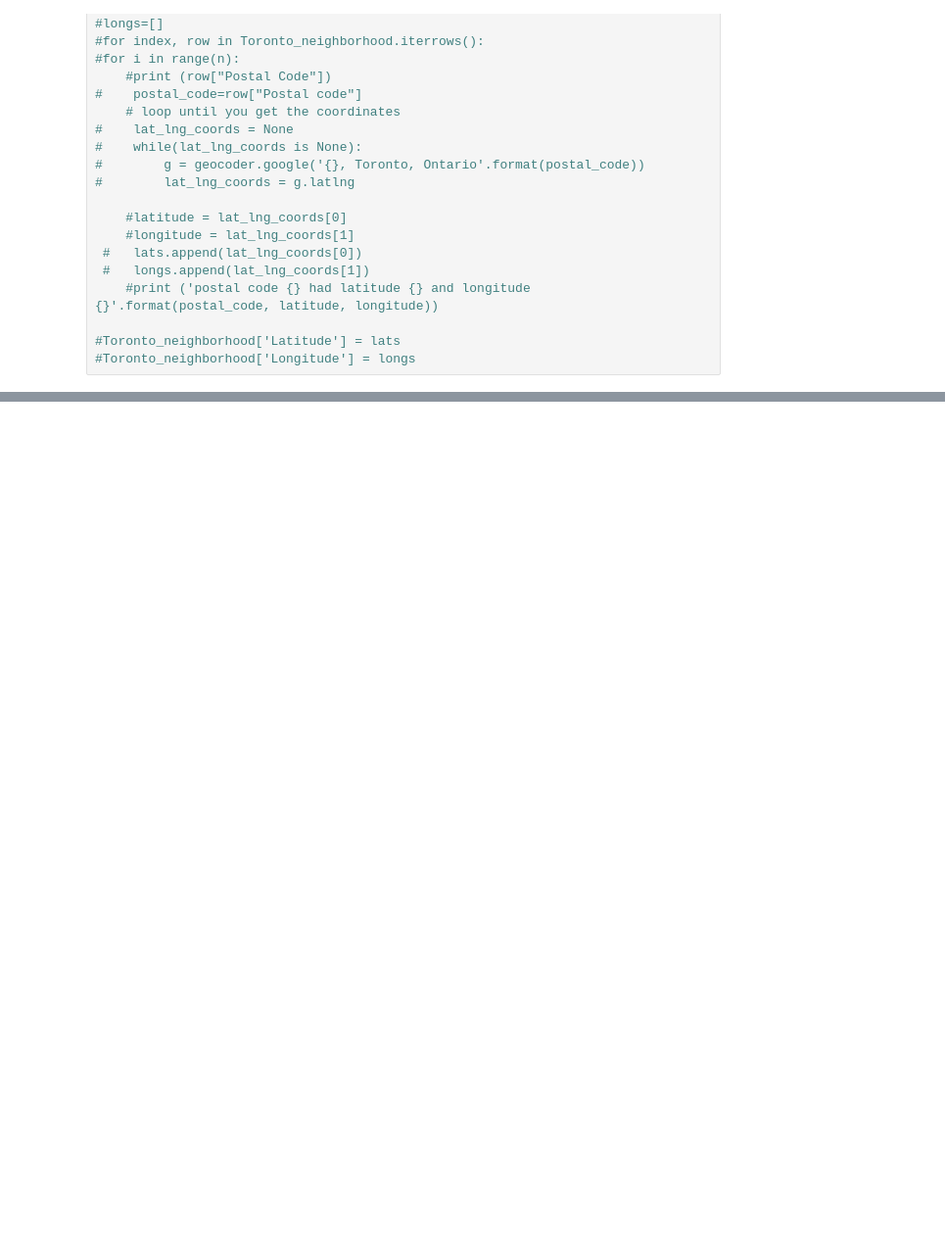
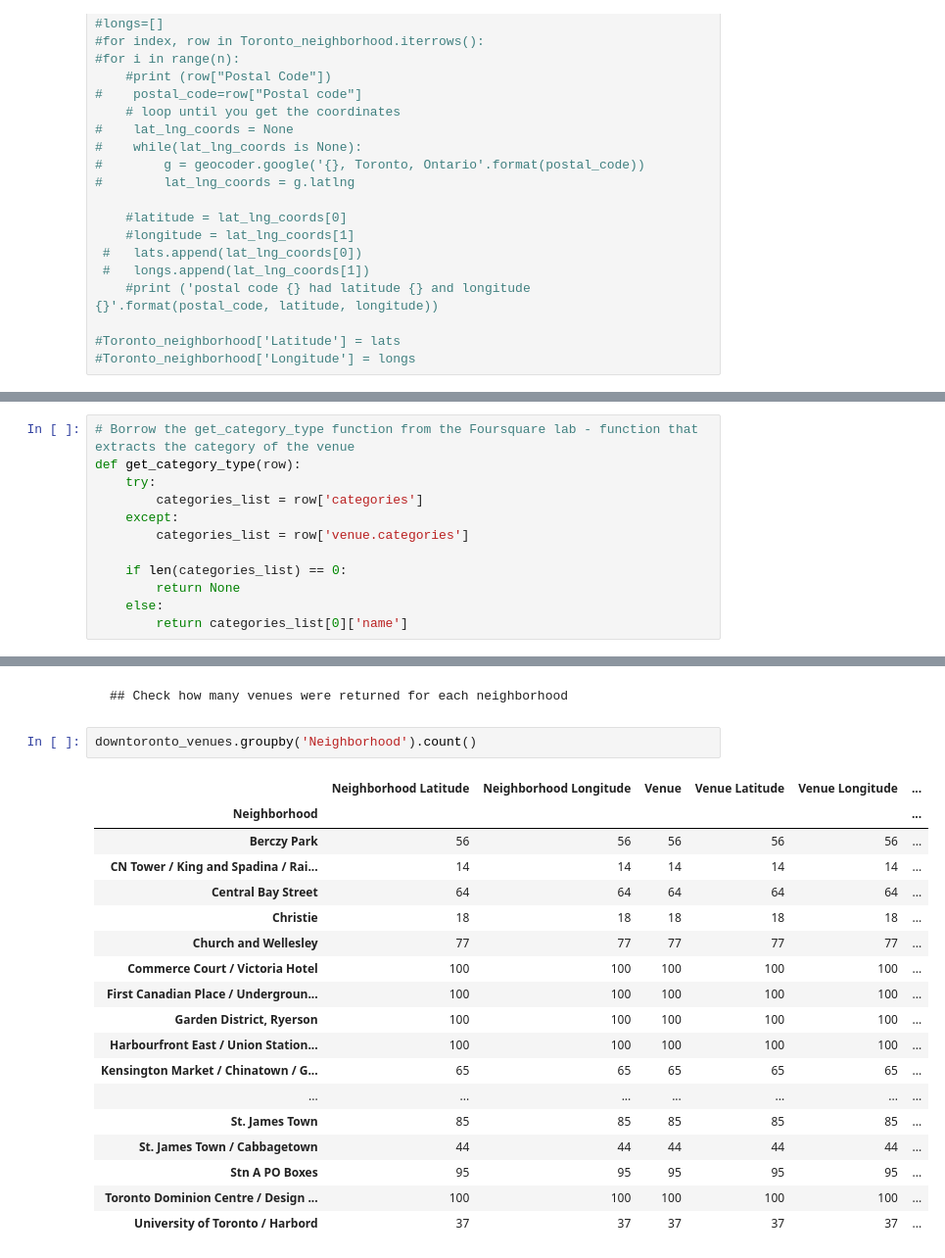
Before and after one commit to madhupottabathula/Madhu-github-rep1, a Jupyter notebook: MP_DSCapstone_week3Assignment_Segmenting_Clusterin.ipynb, the cells around one changed output, grey strips where cells are left out. Shown: that part at 98% size. Drawn from its saved outputs; the diff is of its cells as text; blank space fills up the shorter version.

```diff
--- a/MP_DSCapstone_week3Assignment_Segmenting_Clusterin.ipynb
+++ b/MP_DSCapstone_week3Assignment_Segmenting_Clusterin.ipynb
@@ -170,0 +396,12 @@ Toronto_neighborhood.head(15)
+# %%
+# Borrow the get_category_type function from the Foursquare lab - function that extracts the category of the venue
+def get_category_type(row):
+    try:
+        categories_list = row['categories']
+    except:
+        categories_list = row['venue.categories']
+
+    if len(categories_list) == 0:
+        return None
+    else:
+        return categories_list[0]['name']
@@ -170,0 +525,23 @@ Toronto_neighborhood.head(15)
+# %% [markdown]
+    ## Check how many venues were returned for each neighborhood
+# %%
+downtoronto_venues.groupby('Neighborhood').count()
+# %% [output]
+|  | Neighborhood Latitude | Neighborhood Longitude | Venue | Venue Latitude | Venue Longitude | ... |
+| Neighborhood |  |  |  |  |  | ... |
+| Berczy Park | 56 | 56 | 56 | 56 | 56 | ... |
+| CN Tower / King and Spadina / Rai... | 14 | 14 | 14 | 14 | 14 | ... |
+| Central Bay Street | 64 | 64 | 64 | 64 | 64 | ... |
+| Christie | 18 | 18 | 18 | 18 | 18 | ... |
+| Church and Wellesley | 77 | 77 | 77 | 77 | 77 | ... |
+| Commerce Court / Victoria Hotel | 100 | 100 | 100 | 100 | 100 | ... |
+| First Canadian Place / Undergroun... | 100 | 100 | 100 | 100 | 100 | ... |
+| Garden District, Ryerson | 100 | 100 | 100 | 100 | 100 | ... |
+| Harbourfront East / Union Station... | 100 | 100 | 100 | 100 | 100 | ... |
+| Kensington Market / Chinatown / G... | 65 | 65 | 65 | 65 | 65 | ... |
+| ... | ... | ... | ... | ... | ... | ... |
+| St. James Town | 85 | 85 | 85 | 85 | 85 | ... |
+| St. James Town / Cabbagetown | 44 | 44 | 44 | 44 | 44 | ... |
+| Stn A PO Boxes | 95 | 95 | 95 | 95 | 95 | ... |
+| Toronto Dominion Centre / Design ... | 100 | 100 | 100 | 100 | 100 | ... |
+| University of Toronto / Harbord | 37 | 37 | 37 | 37 | 37 | ... |
```
Also changed, not shown: parts of 72 cells of this notebook.
